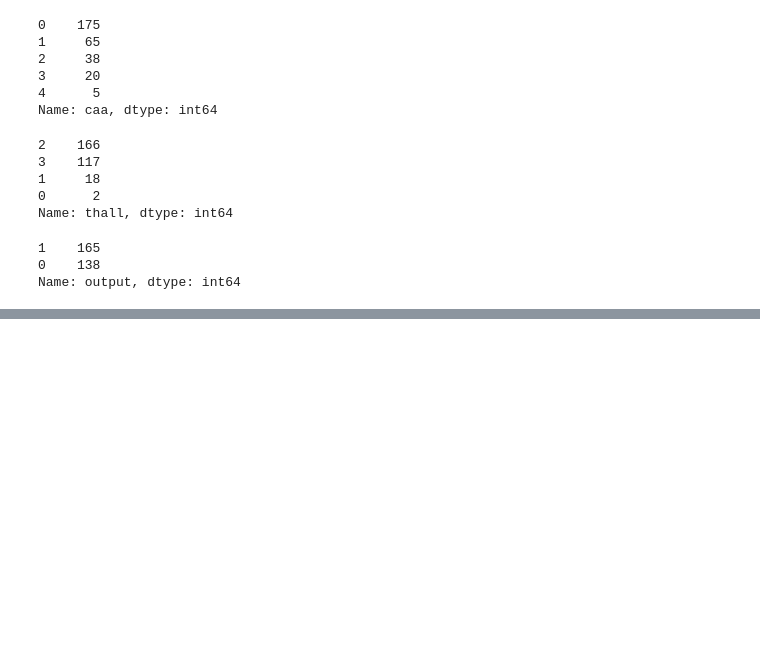
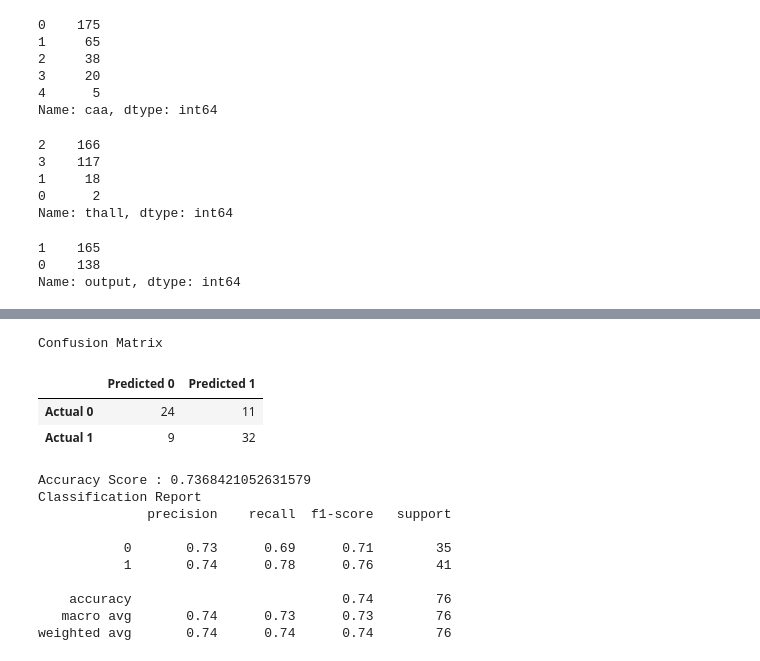
Before and after one commit to SandraBotica/ML_Project_4, a Jupyter notebook: heart.ipynb, the cells around one changed output, grey strips where cells are left out. Saved outputs shown, nothing was run; the diff lists cells and outputs as text; code cells hidden in the pictures; blank space fills up the shorter version.

```diff
--- a/heart.ipynb
+++ b/heart.ipynb
@@ -205,0 +489,35 @@ Name: output, dtype: int64
+# %%
+# Making predictions using the testing data
+# predictions = rf_model.predict(X_test_scaled)
+predictions = rf_model.predict(X_test)
+# %%
+# Calculating the confusion matrix
+cm = confusion_matrix(y_test, predictions)
+cm_df = pd.DataFrame(
+    cm, index=["Actual 0", "Actual 1"], columns=["Predicted 0", "Predicted 1"]
+)
+
+# Calculating the accuracy score
+acc_score = accuracy_score(y_test, predictions)
+# %%
+# Displaying results
+print("Confusion Matrix")
+display(cm_df)
+print(f"Accuracy Score : {acc_score}")
+print("Classification Report")
+print(classification_report(y_test, predictions))
+# %% [output]
+Confusion Matrix
+|  | Predicted 0 | Predicted 1 |
+| Actual 0 | 24 | 11 |
+| Actual 1 | 9 | 32 |
+Accuracy Score : 0.7368421052631579
+Classification Report
+              precision    recall  f1-score   support
+
+           0       0.73      0.69      0.71        35
+           1       0.74      0.78      0.76        41
+
+    accuracy                           0.74        76
+   macro avg       0.74      0.73      0.73        76
+weighted avg       0.74      0.74      0.74        76
```
Also changed, not shown: parts of 54 cells of this notebook, 2 other files.
